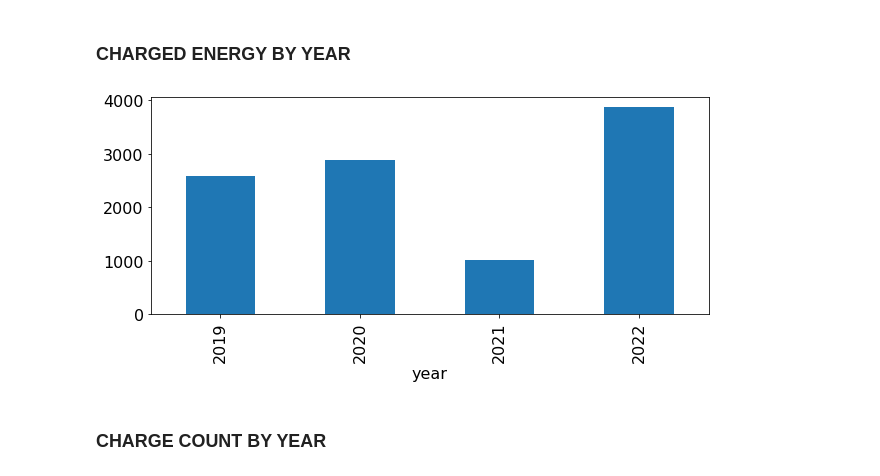
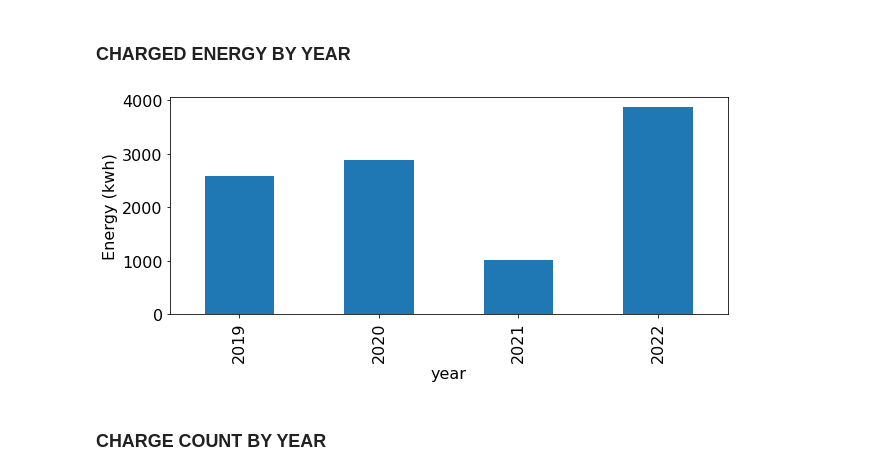
Before and after one commit to andrzejmalota/tesla_model_s_charging_analysis, a Jupyter notebook: tesla_supercharger_energy_analysis.ipynb, the cells around one changed output. Saved outputs shown, nothing was run; the diff lists cells and outputs as text; code cells hidden in the pictures.

```diff
--- a/tesla_supercharger_energy_analysis.ipynb
+++ b/tesla_supercharger_energy_analysis.ipynb
@@ -30,7 +30,7 @@ mean_value=df['QuantityBase'].mean()
 df['QuantityBase'].fillna(value=mean_value, inplace=True)
 
 df['Energy'] = df.QuantityBase
-
+df = df.round(decimals=2)
 df = df[['ChargeStartDateTime', 'Energy', 'UnitCostBase', 'Country', 'year', 'City', 'iso_a3']]
 # %%
 df.head()
@@ -78,10 +78,11 @@ df['Energy'].sum() * price_kwh_pln
 # %%
 plt.rcParams['figure.figsize']=(10,4)
 plt.rcParams['font.size']=16
 df.groupby('year').sum()['Energy'].plot.bar()
+plt.ylabel("Energy (kwh)")
 plt.show()
 # %% [output]
-[figure, old version]
+[figure, new version]
 # %% [markdown]
 ### CHARGE COUNT BY YEAR
 # %% [markdown]
```
Also changed, not shown: parts of 13 cells of this notebook.
